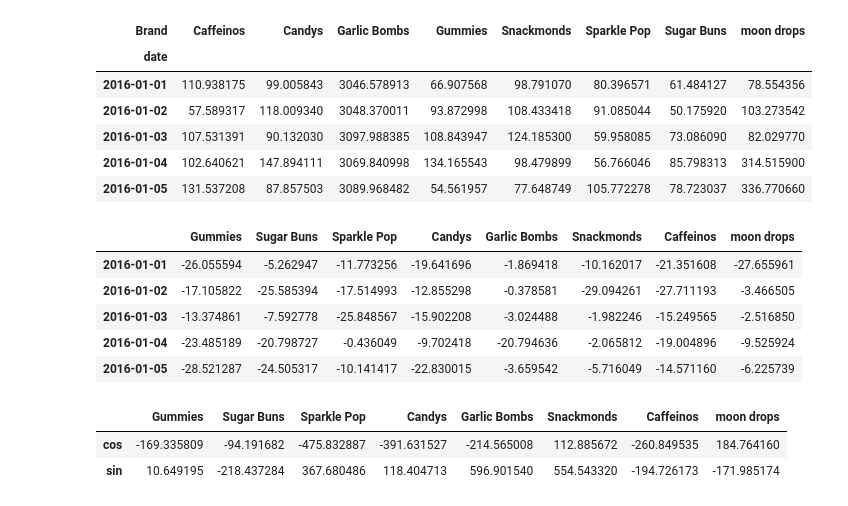
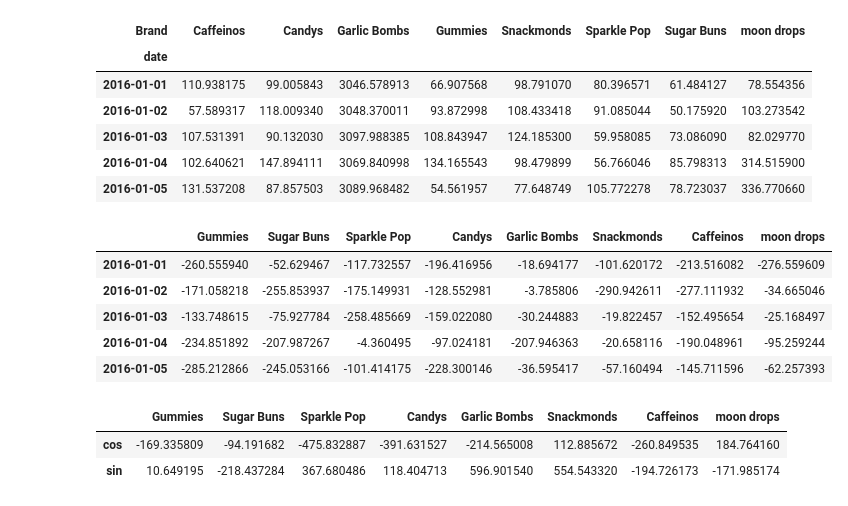
Before and after one commit to leedtan/LeeTanData, a Jupyter notebook: ML_Intro_4_and_5_Regularization/Lecture5_onehot_norm_tensorflow_with_time.ipynb, the cells around one changed output. Saved outputs shown, nothing was run; the diff lists cells and outputs as text; code cells hidden in the pictures.

```diff
--- a/ML_Intro_4_and_5_Regularization/Lecture5_onehot_norm_tensorflow_with_time.ipynb
+++ b/ML_Intro_4_and_5_Regularization/Lecture5_onehot_norm_tensorflow_with_time.ipynb
@@ -105,15 +105,15 @@ effect.head()
 | 2016-01-04 | 102.640621 | 147.894111 | 3069.840998 | 134.165543 | 98.479899 | 56.766046 | 85.798313 | 314.515900 |
 | 2016-01-05 | 131.537208 | 87.857503 | 3089.968482 | 54.561957 | 77.648749 | 105.772278 | 78.723037 | 336.770660 |
 # %%
-salesnoise = pd.DataFrame(data = np.random.rand(num_dates, num_brands) * (-30), columns= brands, index=dates)
+salesnoise = pd.DataFrame(data = np.random.rand(num_dates, num_brands) * (-300), columns= brands, index=dates)
 salesnoise.head()
 # %% [output]
 |  | Gummies | Sugar Buns | Sparkle Pop | Candys | Garlic Bombs | Snackmonds | Caffeinos | moon drops |
-| 2016-01-01 | -26.055594 | -5.262947 | -11.773256 | -19.641696 | -1.869418 | -10.162017 | -21.351608 | -27.655961 |
-| 2016-01-02 | -17.105822 | -25.585394 | -17.514993 | -12.855298 | -0.378581 | -29.094261 | -27.711193 | -3.466505 |
-| 2016-01-03 | -13.374861 | -7.592778 | -25.848567 | -15.902208 | -3.024488 | -1.982246 | -15.249565 | -2.516850 |
-| 2016-01-04 | -23.485189 | -20.798727 | -0.436049 | -9.702418 | -20.794636 | -2.065812 | -19.004896 | -9.525924 |
-| 2016-01-05 | -28.521287 | -24.505317 | -10.141417 | -22.830015 | -3.659542 | -5.716049 | -14.571160 | -6.225739 |
+| 2016-01-01 | -260.555940 | -52.629467 | -117.732557 | -196.416956 | -18.694177 | -101.620172 | -213.516082 | -276.559609 |
+| 2016-01-02 | -171.058218 | -255.853937 | -175.149931 | -128.552981 | -3.785806 | -290.942611 | -277.111932 | -34.665046 |
+| 2016-01-03 | -133.748615 | -75.927784 | -258.485669 | -159.022080 | -30.244883 | -19.822457 | -152.495654 | -25.168497 |
+| 2016-01-04 | -234.851892 | -207.987267 | -4.360495 | -97.024181 | -207.946363 | -20.658116 | -190.048961 | -95.259244 |
+| 2016-01-05 | -285.212866 | -245.053166 | -101.414175 | -228.300146 | -36.595417 | -57.160494 | -145.711596 | -62.257393 |
 # %%
 seasonal_effects = pd.DataFrame(
     {brand: {'cos':np.random.randn() * 300, 'sin':np.random.randn()*300} for brand in brands})
```
Also changed, not shown: parts of 34 cells of this notebook.
